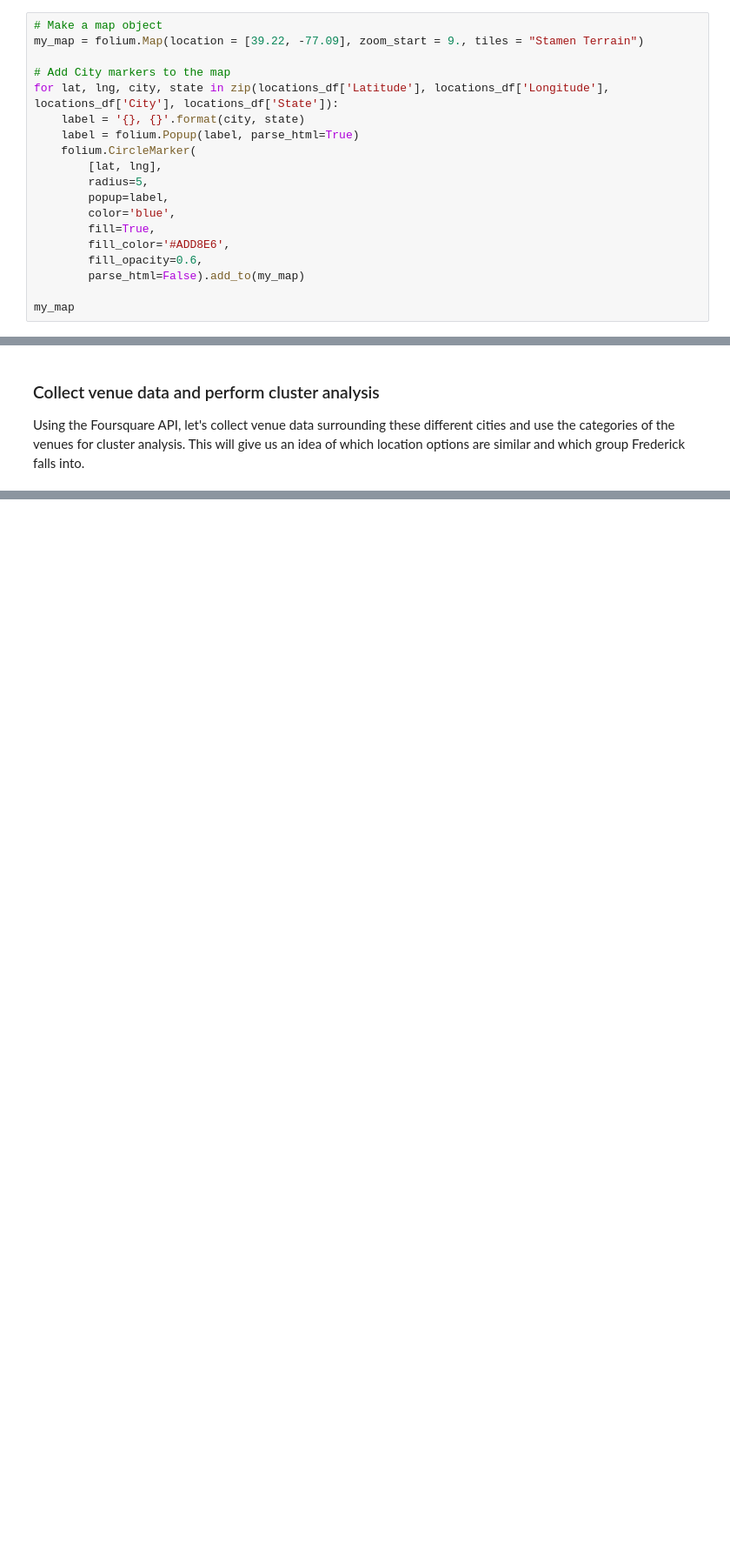
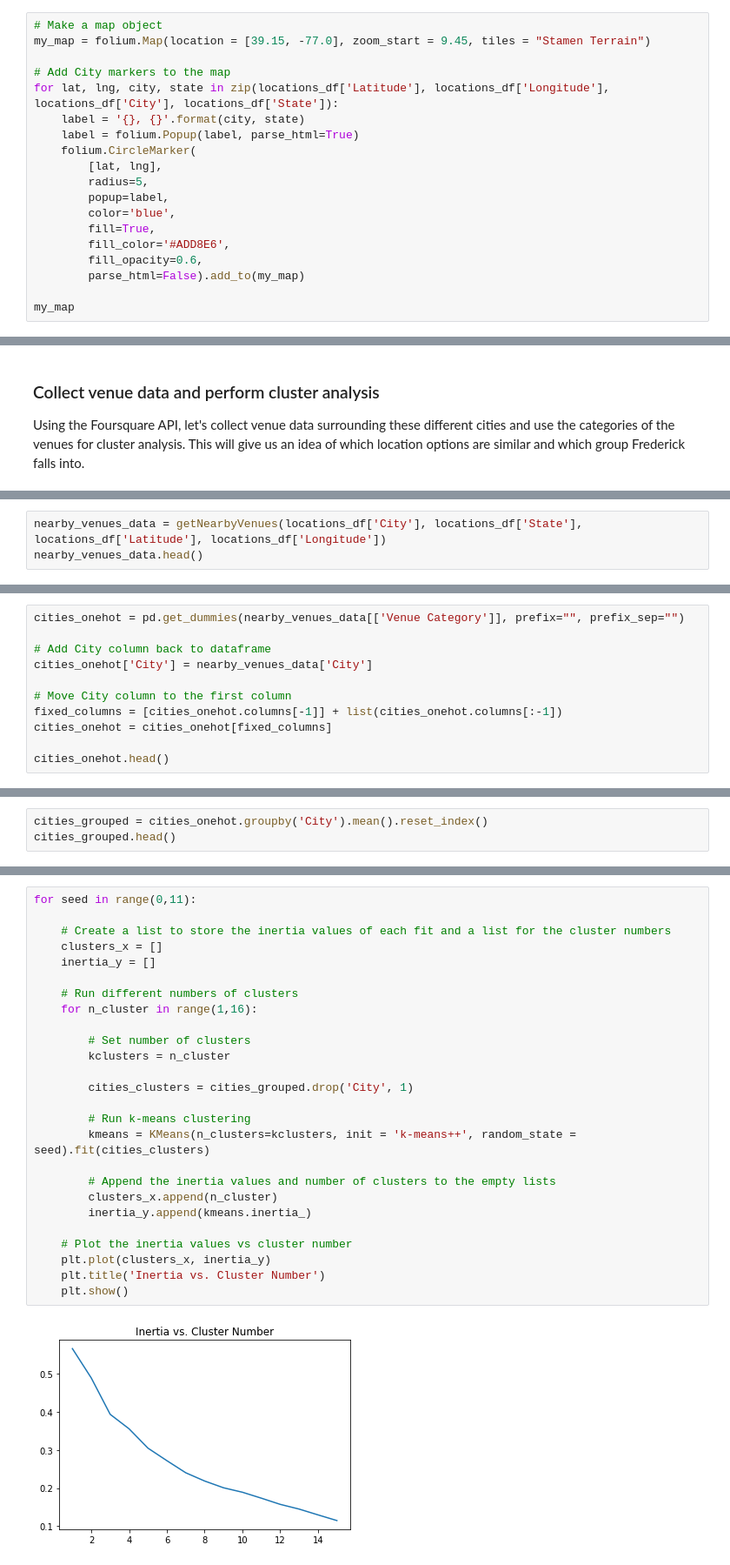
Before and after one commit to BradenSmolko/Coursera_Capstone, a Jupyter notebook: Coursera_Capstone.ipynb, the cells around one changed output, grey strips where cells are left out. Shown: that part at 87% size. Saved outputs shown, nothing was run; the diff lists cells and outputs as text; blank space fills up the shorter version.

Commit message:
More analysis
The clusters have been changing, but Hampden seems like the best option currently.

```diff
--- a/Coursera_Capstone.ipynb
+++ b/Coursera_Capstone.ipynb
@@ -103,7 +107,7 @@ locations_df.head()
 | 4 | Hampden | MD | 39.330940 | -76.634969 |
 # %%
 # Make a map object
-my_map = folium.Map(location = [39.22, -77.09], zoom_start = 9., tiles = "Stamen Terrain")
+my_map = folium.Map(location = [39.15, -77.0], zoom_start = 9.45, tiles = "Stamen Terrain")
 
 # Add City markers to the map
 for lat, lng, city, state in zip(locations_df['Latitude'], locations_df['Longitude'], locations_df['City'], locations_df['State']):
@@ -128,0 +175,3 @@ Using the Foursquare API, let's collect venue data surrounding these different c
+# %%
+nearby_venues_data = getNearbyVenues(locations_df['City'], locations_df['State'], locations_df['Latitude'], locations_df['Longitude'])
+nearby_venues_data.head()
@@ -128,0 +190,11 @@ Using the Foursquare API, let's collect venue data surrounding these different c
+# %%
+cities_onehot = pd.get_dummies(nearby_venues_data[['Venue Category']], prefix="", prefix_sep="")
+
+# Add City column back to dataframe
+cities_onehot['City'] = nearby_venues_data['City']
+
+# Move City column to the first column
+fixed_columns = [cities_onehot.columns[-1]] + list(cities_onehot.columns[:-1])
+cities_onehot = cities_onehot[fixed_columns]
+
+cities_onehot.head()
@@ -128,0 +212,3 @@ Using the Foursquare API, let's collect venue data surrounding these different c
+# %%
+cities_grouped = cities_onehot.groupby('City').mean().reset_index()
+cities_grouped.head()
@@ -128,0 +225,28 @@ Using the Foursquare API, let's collect venue data surrounding these different c
+# %%
+for seed in range(0,11):
+
+    # Create a list to store the inertia values of each fit and a list for the cluster numbers
+    clusters_x = []
+    inertia_y = []
+
+    # Run different numbers of clusters
+    for n_cluster in range(1,16):
+
+        # Set number of clusters
+        kclusters = n_cluster
+
+        cities_clusters = cities_grouped.drop('City', 1)
+
+        # Run k-means clustering
+        kmeans = KMeans(n_clusters=kclusters, init = 'k-means++', random_state = seed).fit(cities_clusters)
+
+        # Append the inertia values and number of clusters to the empty lists
+        clusters_x.append(n_cluster)
+        inertia_y.append(kmeans.inertia_)
+
+    # Plot the inertia values vs cluster number
+    plt.plot(clusters_x, inertia_y)
+    plt.title('Inertia vs. Cluster Number')
+    plt.show()
+# %% [output]
+[figure, added]
```
Also changed, not shown: parts of 31 cells of this notebook.
